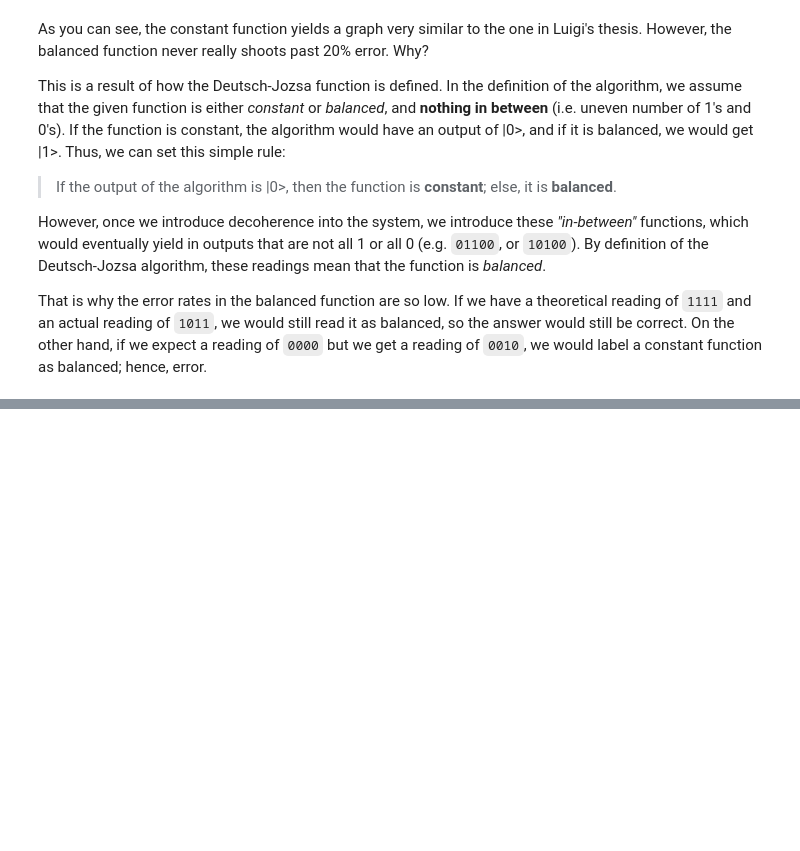
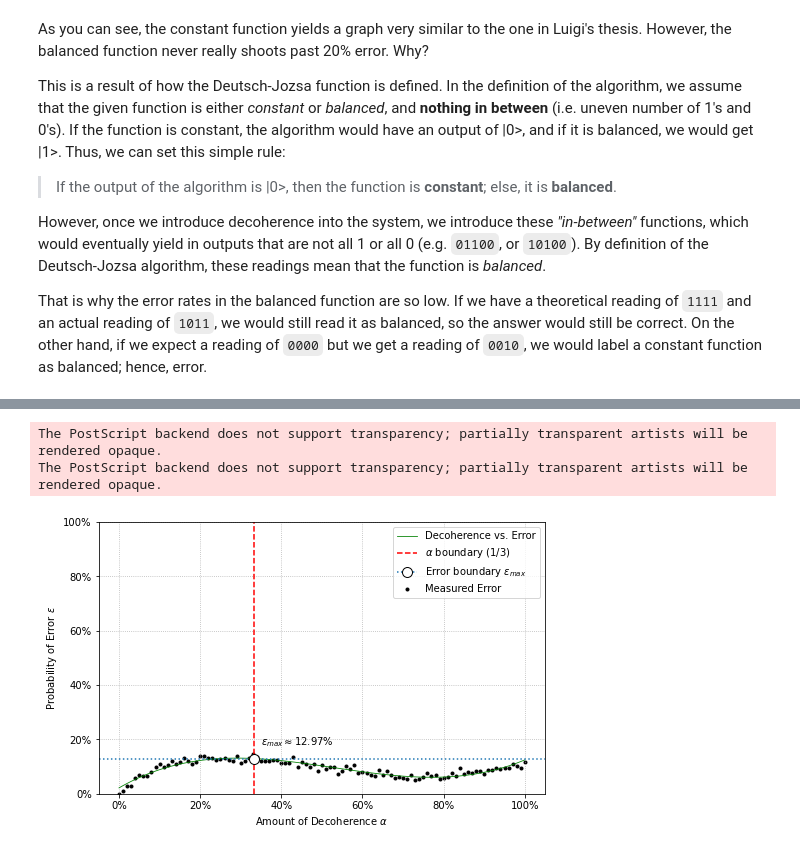
Before and after one commit to thirdfortuno/acl-quantum-decoherence, a Jupyter notebook: dj_decoherence_generalized.ipynb, the cells around one changed output, grey strips where cells are left out. Saved outputs shown, nothing was run; the diff lists cells and outputs as text; code cells hidden in the pictures; blank space fills up the shorter version.

```diff
--- a/dj_decoherence_generalized.ipynb
+++ b/dj_decoherence_generalized.ipynb
@@ -233,0 +300,53 @@ That is why the error rates in the balanced function are so low. If we have a th
+# %%
+percentages = np.arange(0,1.001, 0.01)
+n = 4
+shots=1000
+spread = 'balanced' #'balanced' or 'constant'
+
+errors_balanced = []
+for p in tqdm(percentages):
+    count = 0
+    tot = 0
+    for s in range(shots):
+        ans = run_dj(spread=spread, shots=1, n=n, decoherence_percent=p)
+        err = (1 - ans[spread])
+        count += 1
+        tot += err
+    errors_balanced.append(tot/count)
+
+def f(x, a, b, c, d):
+    return (a * x*x*x) + (b*x*x) + (c*x) + d
+
+pars, cov = curve_fit(f, percentages, errors_balanced)
+
+emax = f(1.0/3.0, *pars)
+
+plt.figure(figsize=(8,5))
+plt.ylim([0,1])
+plt.plot(percentages, f(percentages, *pars), linewidth=0.8, color='green', label="Decoherence vs. Error")
+plt.scatter(percentages, errors_balanced, marker='.', color='black', label="Measured Error")
+plt.axvline(x=((1.0/3.0)), color='r', linestyle='--', label=r'$\alpha$ boundary (1/3)')
+plt.axhline(y=emax, linestyle=':')
+plt.plot(
+    (1.0/3.0), emax,
+    marker='o', markerfacecolor='w', markeredgecolor='k', linestyle=':', markersize=10,
+    label=r"Error boundary $\epsilon_{max}$"
+)
+
+plt.annotate(r"$\epsilon_{max} \approx $" + "{0:.2%}".format(emax), (0.35, 0.18))
+
+plt.grid(True, which='both', linestyle=':')
+plt.ylabel(r"Probability of Error $\epsilon$")
+plt.xlabel(r"Amount of Decoherence $\alpha$")
+
+plt.legend()
+
+ax = plt.gca()
+ax.yaxis.set_major_formatter(mtick.PercentFormatter(1))
+ax.xaxis.set_major_formatter(mtick.PercentFormatter(1))
+
+plt.savefig(fname="error_plot_balanced.eps")
+# %% [output]
+The PostScript backend does not support transparency; partially transparent artists will be rendered opaque.
+The PostScript backend does not support transparency; partially transparent artists will be rendered opaque.
+[figure, added]
```
Also changed, not shown: parts of 13 cells of this notebook, 3 other files.
